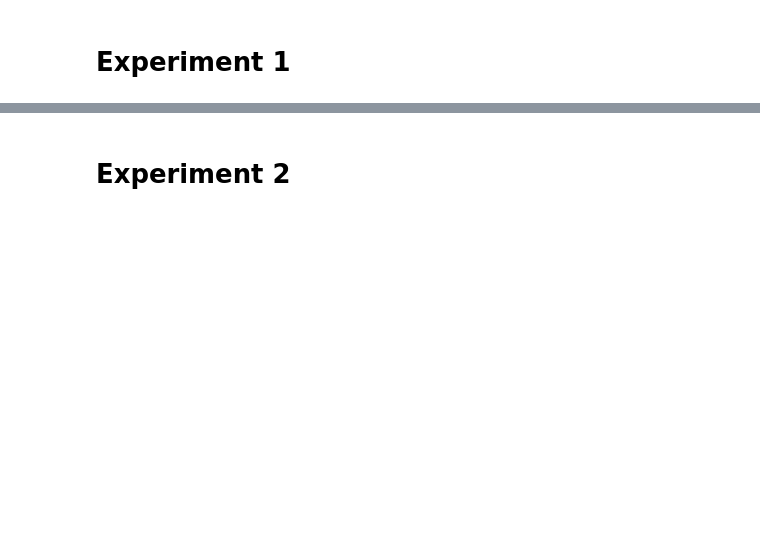
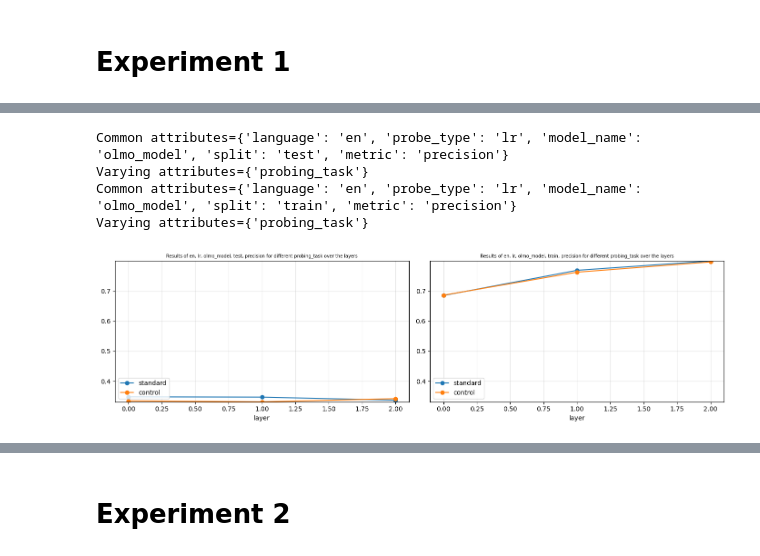
Before and after one commit to Zawezu/probing_nli, a Jupyter notebook: experiments_manager.ipynb, the cells around one changed output, grey strips where cells are left out. Saved outputs shown, nothing was run; the diff lists cells and outputs as text; code cells hidden in the pictures; blank space fills up the shorter version.

Commit message:
Initial new metrics code (doesn't work properly)

```diff
--- a/experiments_manager.ipynb
+++ b/experiments_manager.ipynb
@@ -73,0 +43,4 @@ Plot saved to plots\Test_and_train_accuracies_by_layer_for_tiny_aya_global_on_la
+# %%
+save_results: bool = True
+
+run_experiment_1(languages, "standard", "control", probe_type, model_names, force_probe_creation, num_layers=num_layers, save_results=save_results)
@@ -73,0 +67,6 @@ Plot saved to plots\Test_and_train_accuracies_by_layer_for_tiny_aya_global_on_la
+# %%
+exp_result: ExperimentResult = ExperimentResult.get_from_file(
+                    1, "en", "standard", probe_type, "olmo_model"
+                )
+
+exp_result.metrics["test"]
@@ -73,0 +91,24 @@ Plot saved to plots\Test_and_train_accuracies_by_layer_for_tiny_aya_global_on_la
+# %%
+plots_to_make: list[list[tuple[ExperimentResult, str, str]]] = []
+for model_name in model_names:
+    for split in ["test", "train"]:
+        # Get all the experiments for this model across all languages and probing_tasks
+        experiments_in_plot: list[tuple[ExperimentResult, str, str]] = []
+        for language in languages:
+            for probing_task in ["standard", "control"]:
+                exp_result: ExperimentResult = ExperimentResult.get_from_file(
+                    1, language, probing_task, probe_type, model_name
+                )
+                experiments_in_plot.append((exp_result, split, "precision"))
+                # experiments_in_plot.append((exp_result, split, "baseline_constant_accuracy"))
+                # print(exp_result.metrics[split])
+
+        plots_to_make.append(experiments_in_plot)
+# Make some plots
+plot_metrics_by_group(plots_to_make, "layer", show=True)
+# %% [output]
+Common attributes={'language': 'en', 'probe_type': 'lr', 'model_name': 'olmo_model', 'split': 'test', 'metric': 'precision'}
+Varying attributes={'probing_task'}
+Common attributes={'language': 'en', 'probe_type': 'lr', 'model_name': 'olmo_model', 'split': 'train', 'metric': 'precision'}
+Varying attributes={'probing_task'}
+[figure, added]
```
Also changed, not shown: parts of 10 cells of this notebook, 7 other files.
